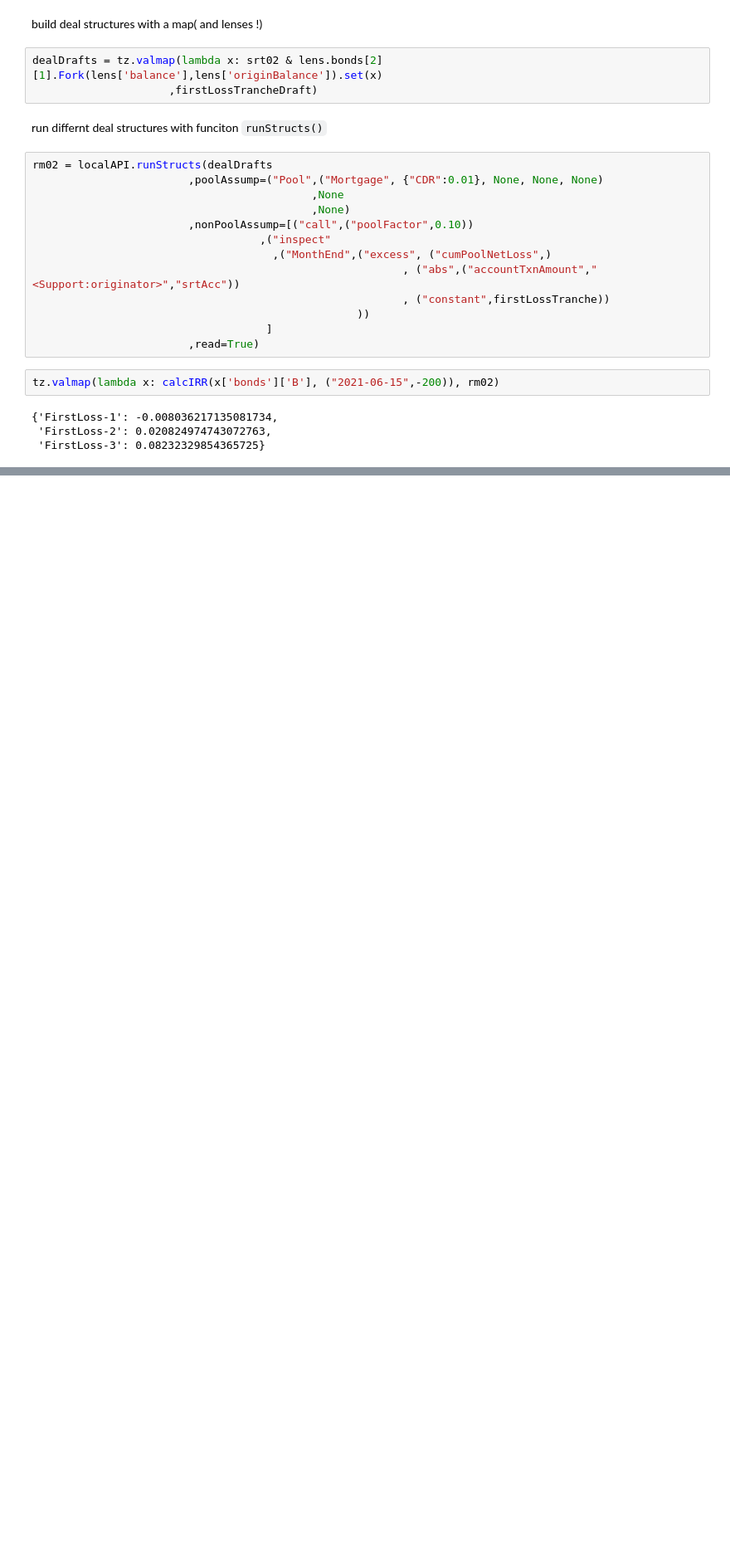
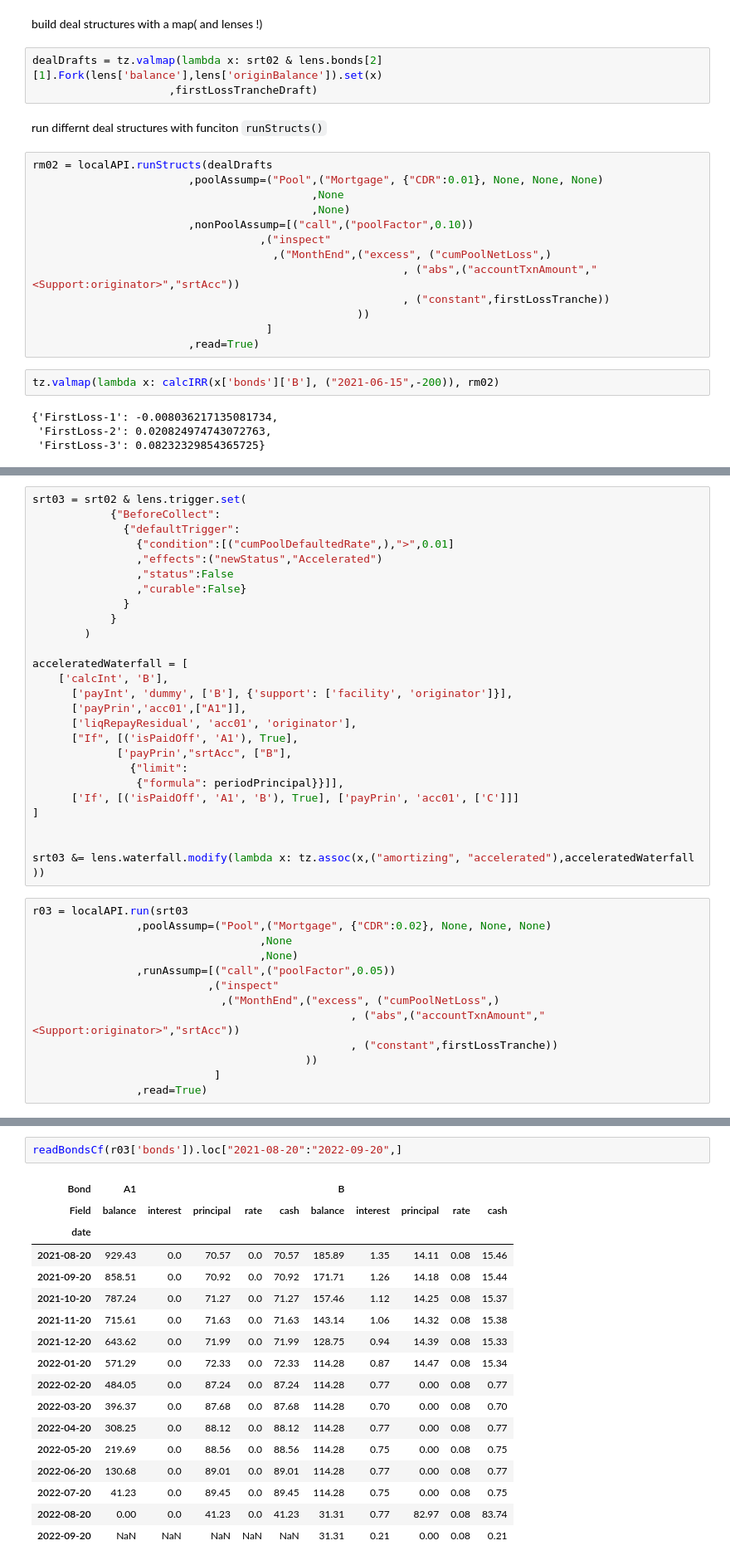
Before and after one commit to yellowbean/AbsBox, a Jupyter notebook: docs/source/nbsample/SRT_Example_Native_Prod.ipynb, the cells around one changed output, grey strips where cells are left out. Shown at 83% size. Saved outputs shown, nothing was run; the diff lists cells and outputs as text; blank space fills up the shorter version.

Commit message:
update srt sample & include pyxirr & fix waterfall

```diff
--- a/docs/source/nbsample/SRT_Example_Native_Prod.ipynb
+++ b/docs/source/nbsample/SRT_Example_Native_Prod.ipynb
@@ -490,0 +496,39 @@ tz.valmap(lambda x: calcIRR(x['bonds']['B'], ("2021-06-15",-200)), rm02)
+# %%
+srt03 = srt02 & lens.trigger.set(
+            {"BeforeCollect":
+              {"defaultTrigger":
+                {"condition":[("cumPoolDefaultedRate",),">",0.01]
+                ,"effects":("newStatus","Accelerated")
+                ,"status":False
+                ,"curable":False}
+              }
+            }
+        )
+
+acceleratedWaterfall = [
+    ['calcInt', 'B'],
+      ['payInt', 'dummy', ['B'], {'support': ['facility', 'originator']}],
+      ['payPrin','acc01',["A1"]],
+      ['liqRepayResidual', 'acc01', 'originator'],
+      ["If", [('isPaidOff', 'A1'), True],
+             ['payPrin',"srtAcc", ["B"],
+               {"limit":
+                {"formula": periodPrincipal}}]],
+      ['If', [('isPaidOff', 'A1', 'B'), True], ['payPrin', 'acc01', ['C']]]
+]
+
+
+srt03 &= lens.waterfall.modify(lambda x: tz.assoc(x,("amortizing", "accelerated"),acceleratedWaterfall ))
+# %%
+r03 = localAPI.run(srt03
+                ,poolAssump=("Pool",("Mortgage", {"CDR":0.02}, None, None, None)
+                                   ,None
+                                   ,None)
+                ,runAssump=[("call",("poolFactor",0.05))
+                           ,("inspect"
+                             ,("MonthEnd",("excess", ("cumPoolNetLoss",)
+                                                 , ("abs",("accountTxnAmount","<Support:originator>","srtAcc"))
+                                                 , ("constant",firstLossTranche))
+                                          ))
+                            ]
+                ,read=True)
@@ -490,0 +540,20 @@ tz.valmap(lambda x: calcIRR(x['bonds']['B'], ("2021-06-15",-200)), rm02)
+# %%
+readBondsCf(r03['bonds']).loc["2021-08-20":"2022-09-20",]
+# %% [output]
+| Bond | A1 |  |  |  |  | B |  |  |  |  |
+| Field | balance | interest | principal | rate | cash | balance | interest | principal | rate | cash |
+| date |  |  |  |  |  |  |  |  |  |  |
+| 2021-08-20 | 929.43 | 0.0 | 70.57 | 0.0 | 70.57 | 185.89 | 1.35 | 14.11 | 0.08 | 15.46 |
+| 2021-09-20 | 858.51 | 0.0 | 70.92 | 0.0 | 70.92 | 171.71 | 1.26 | 14.18 | 0.08 | 15.44 |
+| 2021-10-20 | 787.24 | 0.0 | 71.27 | 0.0 | 71.27 | 157.46 | 1.12 | 14.25 | 0.08 | 15.37 |
+| 2021-11-20 | 715.61 | 0.0 | 71.63 | 0.0 | 71.63 | 143.14 | 1.06 | 14.32 | 0.08 | 15.38 |
+| 2021-12-20 | 643.62 | 0.0 | 71.99 | 0.0 | 71.99 | 128.75 | 0.94 | 14.39 | 0.08 | 15.33 |
+| 2022-01-20 | 571.29 | 0.0 | 72.33 | 0.0 | 72.33 | 114.28 | 0.87 | 14.47 | 0.08 | 15.34 |
+| 2022-02-20 | 484.05 | 0.0 | 87.24 | 0.0 | 87.24 | 114.28 | 0.77 | 0.00 | 0.08 | 0.77 |
+| 2022-03-20 | 396.37 | 0.0 | 87.68 | 0.0 | 87.68 | 114.28 | 0.70 | 0.00 | 0.08 | 0.70 |
+| 2022-04-20 | 308.25 | 0.0 | 88.12 | 0.0 | 88.12 | 114.28 | 0.77 | 0.00 | 0.08 | 0.77 |
+| 2022-05-20 | 219.69 | 0.0 | 88.56 | 0.0 | 88.56 | 114.28 | 0.75 | 0.00 | 0.08 | 0.75 |
+| 2022-06-20 | 130.68 | 0.0 | 89.01 | 0.0 | 89.01 | 114.28 | 0.77 | 0.00 | 0.08 | 0.77 |
+| 2022-07-20 | 41.23 | 0.0 | 89.45 | 0.0 | 89.45 | 114.28 | 0.75 | 0.00 | 0.08 | 0.75 |
+| 2022-08-20 | 0.00 | 0.0 | 41.23 | 0.0 | 41.23 | 31.31 | 0.77 | 82.97 | 0.08 | 83.74 |
+| 2022-09-20 | NaN | NaN | NaN | NaN | NaN | 31.31 | 0.21 | 0.00 | 0.08 | 0.21 |
```
Also changed, not shown: parts of 7 cells of this notebook, 4 other files.
